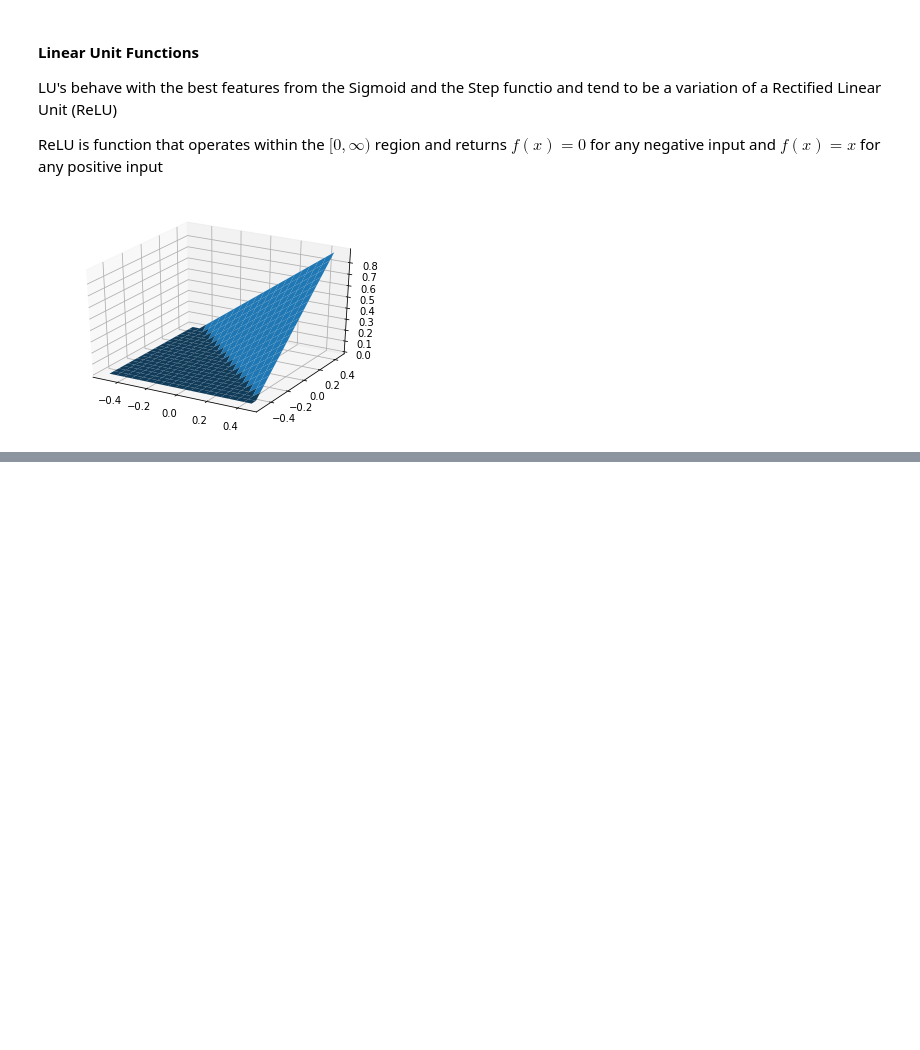
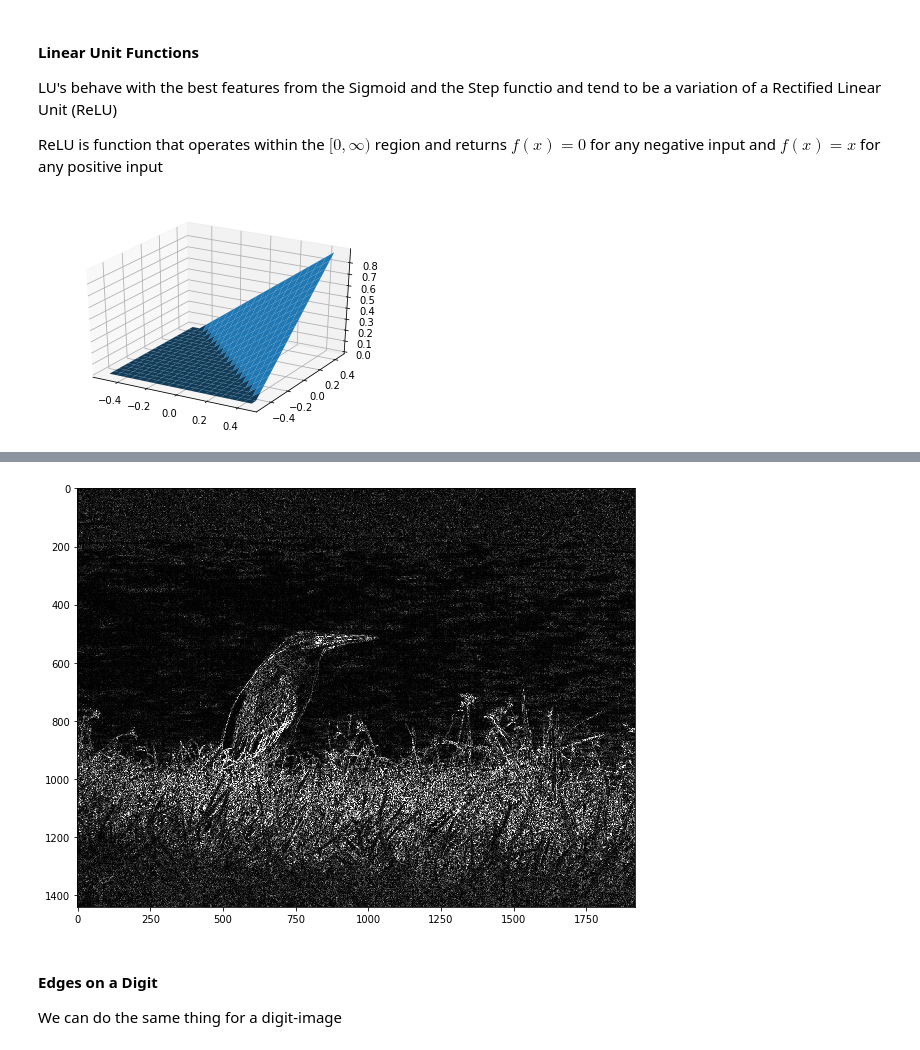
Before and after one commit to nabeelvalley/docs, a Jupyter notebook: dsx-with-python/notebooks/deep-learning-with-tensorflow.ipynb, the cells around one changed output, grey strips where cells are left out. Drawn from its saved outputs; the diff is of its cells as text; code cells hidden in the pictures; blank space fills up the shorter version.

```diff
--- a/dsx-with-python/notebooks/deep-learning-with-tensorflow.ipynb
+++ b/dsx-with-python/notebooks/deep-learning-with-tensorflow.ipynb
@@ -795,0 +1192,4 @@ sess.close()
+# %%
+gradient_biases = np.absolute(gradient_map) + 100
+gradient_biases[gradient_biases > 255] = 255
+print(gradient_biases)
@@ -795,0 +1204,10 @@ sess.close()
+# %%
+fig, aux = plt.subplots(figsize=(10,10))
+aux.imshow(np.absolute(gradient_biases), cmap='gray')
+plt.show(aux)
+# %% [output]
+[figure, added]
+# %% [markdown]
+#### Edges on a Digit
+
+We can do the same thing for a digit-image
```
Also changed, not shown: parts of 54 cells of this notebook.
